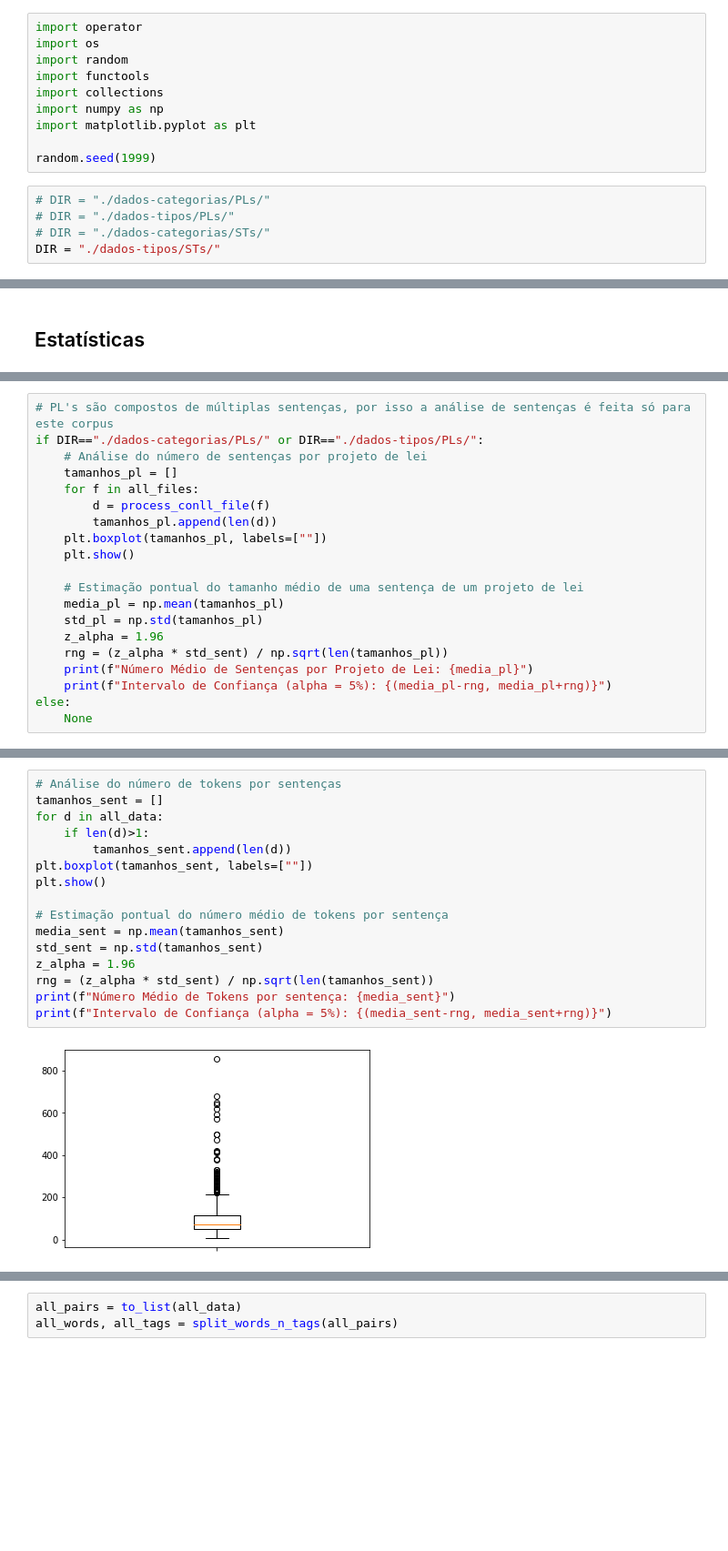
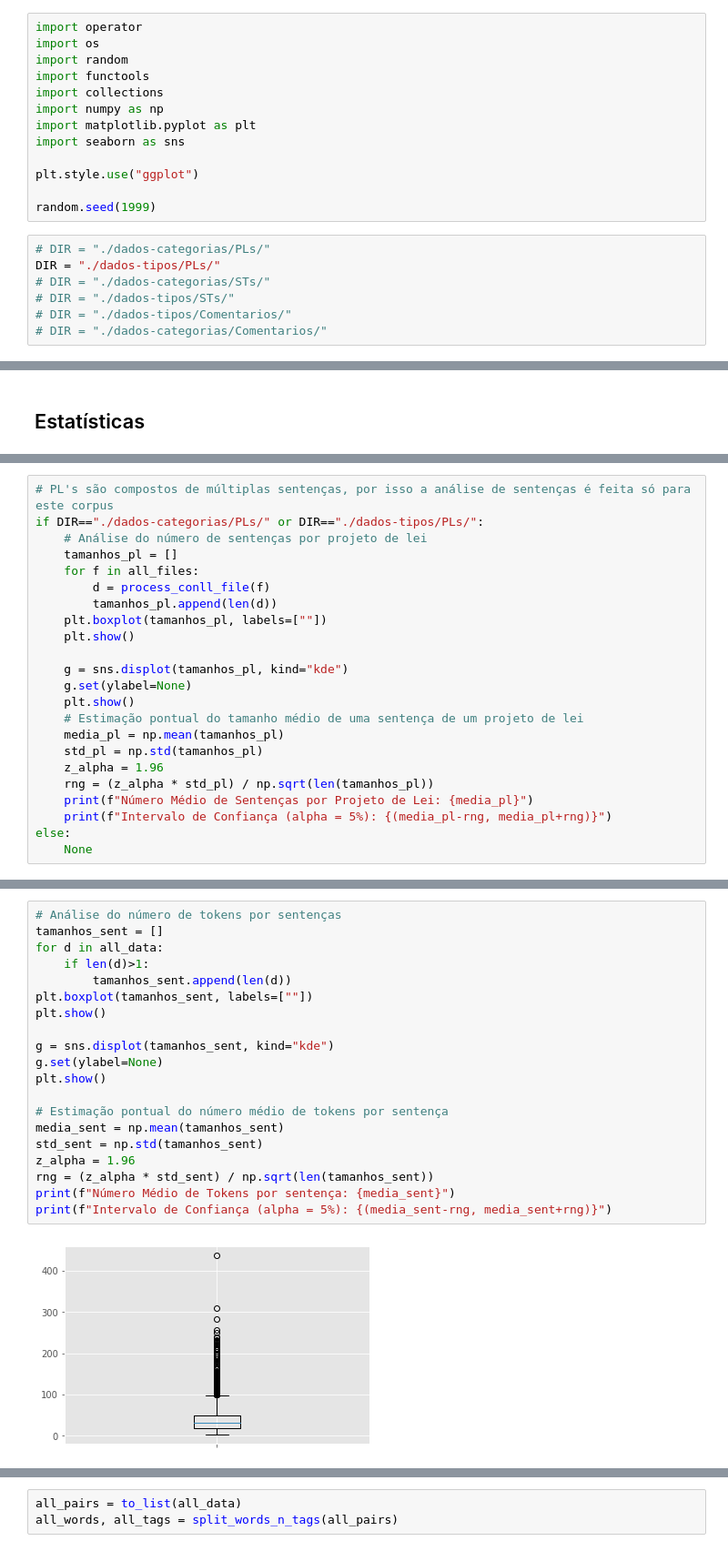
Before and after one commit to GDalforno/Named-Entity-Recognition, a Jupyter notebook: EDA.ipynb, the cells around one changed output, grey strips where cells are left out. Shown at 91% size. Cells and saved outputs as stored; diff of their text form; blank space fills up the shorter version.

```diff
--- a/EDA.ipynb
+++ b/EDA.ipynb
@@ -8,13 +8,18 @@ import functools
 import collections
 import numpy as np
 import matplotlib.pyplot as plt
+import seaborn as sns
+
+plt.style.use("ggplot")
 
 random.seed(1999)
 # %%
 # DIR = "./dados-categorias/PLs/"
-# DIR = "./dados-tipos/PLs/"
+DIR = "./dados-tipos/PLs/"
 # DIR = "./dados-categorias/STs/"
-DIR = "./dados-tipos/STs/"
+# DIR = "./dados-tipos/STs/"
+# DIR = "./dados-tipos/Comentarios/"
+# DIR = "./dados-categorias/Comentarios/"
 # %%
 all_files = [DIR+f for f in os.listdir(DIR)]  # Lista todos os arquivos do "DIR"
 all_files[:10]
@@ -107,11 +76,14 @@ if DIR=="./dados-categorias/PLs/" or DIR=="./dados-tipos/PLs/":
     plt.boxplot(tamanhos_pl, labels=[""])
     plt.show()
 
+    g = sns.displot(tamanhos_pl, kind="kde")
+    g.set(ylabel=None)
+    plt.show()
     # Estimação pontual do tamanho médio de uma sentença de um projeto de lei
     media_pl = np.mean(tamanhos_pl)
     std_pl = np.std(tamanhos_pl)
     z_alpha = 1.96
-    rng = (z_alpha * std_sent) / np.sqrt(len(tamanhos_pl))
+    rng = (z_alpha * std_pl) / np.sqrt(len(tamanhos_pl))
     print(f"Número Médio de Sentenças por Projeto de Lei: {media_pl}")
     print(f"Intervalo de Confiança (alpha = 5%): {(media_pl-rng, media_pl+rng)}")
 else:
@@ -119,18 +96,22 @@ else:
 # %%
 # Análise do número de tokens por sentenças
 tamanhos_sent = []
 for d in all_data:
     if len(d)>1:
         tamanhos_sent.append(len(d))
 plt.boxplot(tamanhos_sent, labels=[""])
 plt.show()
 
+g = sns.displot(tamanhos_sent, kind="kde")
+g.set(ylabel=None)
+plt.show()
+
 # Estimação pontual do número médio de tokens por sentença
 media_sent = np.mean(tamanhos_sent)
 std_sent = np.std(tamanhos_sent)
 z_alpha = 1.96
 rng = (z_alpha * std_sent) / np.sqrt(len(tamanhos_sent))
 print(f"Número Médio de Tokens por sentença: {media_sent}")
 print(f"Intervalo de Confiança (alpha = 5%): {(media_sent-rng, media_sent+rng)}")
 # %% [output]
-[figure, old version]
+[figure, new version]
```
Also changed, not shown: parts of 16 cells of this notebook, 3 other files.
